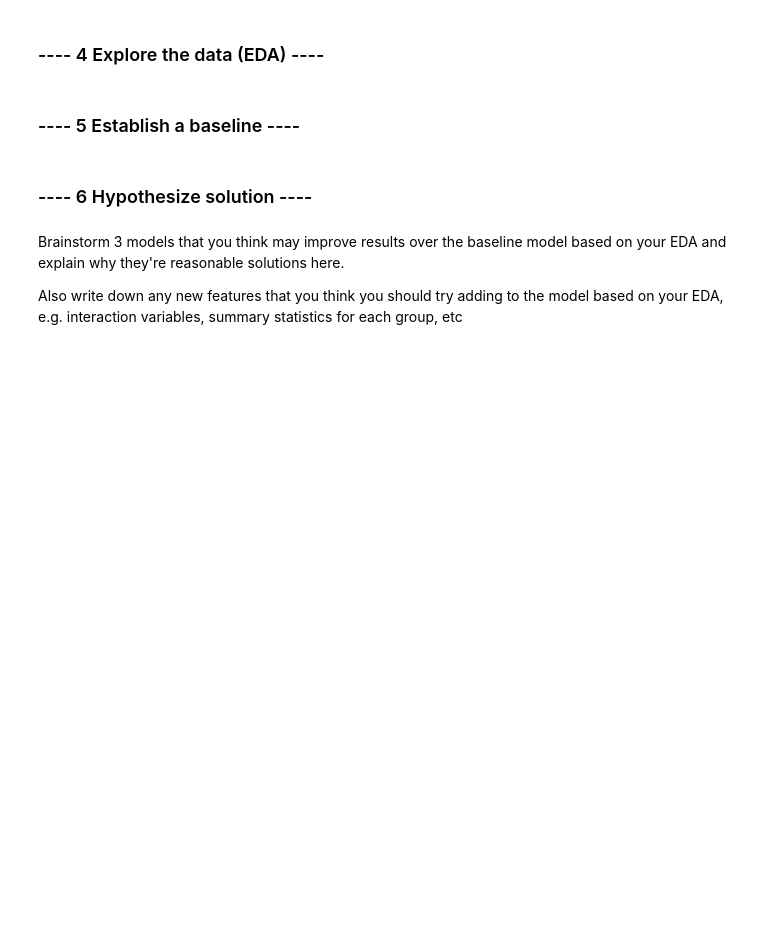
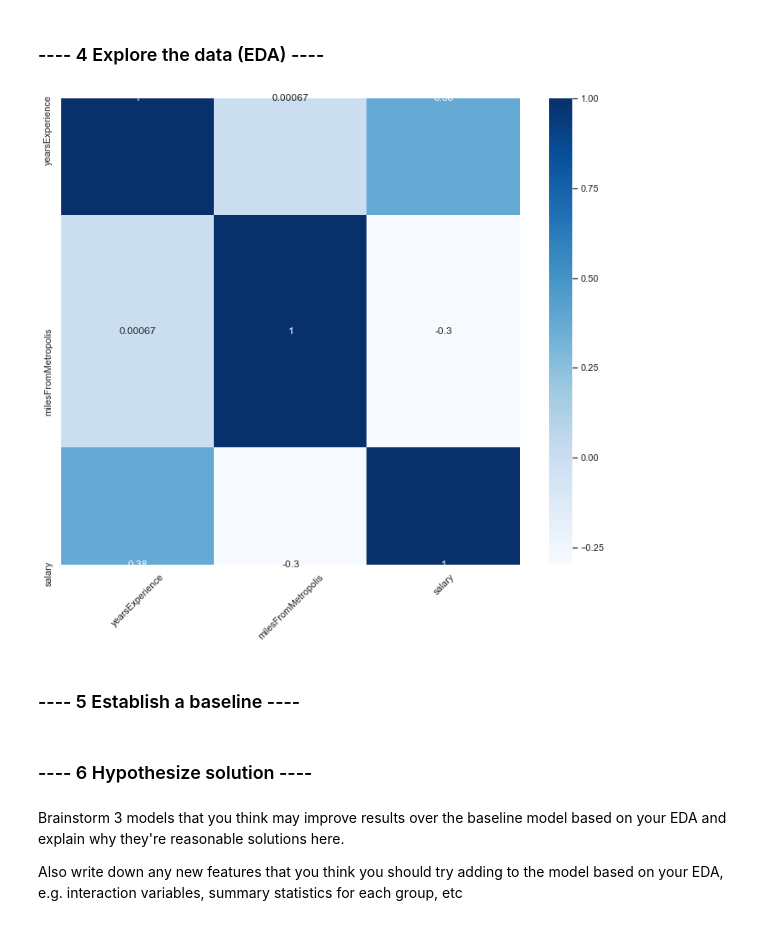
Before and after one commit to nikhilgharge4591/salaryPredictionPortfolio, a Jupyter notebook: Salary Prediction Project.ipynb, the cells around one changed output. Drawn from its saved outputs; the diff is of its cells as text; code cells hidden in the pictures; blank space fills up the shorter version.

```diff
--- a/Salary Prediction Project.ipynb
+++ b/Salary Prediction Project.ipynb
@@ -27,0 +122,8 @@ __email__ = "your email here"
+# %%
+# Boxplot Analysis
+info_salaryPredDataset = salaryPred_Train_data.salary.describe()
+print(info_salaryPredDataset)
+IQR = info_salaryPredDataset['75%'] - info_salaryPredDataset["25%"]
+upper = info_salaryPredDataset['75%'] + 1.5 * IQR
+lower = info_salaryPredDataset['25%'] - 1.5 * IQR
+print("The upper and lower bounds for suspected outliers are {} and {}.".format(upper, lower))
@@ -27,0 +162,4 @@ __email__ = "your email here"
+# %%
+# remove salary below 0
+salaryPred_Train_data = salaryPred_Train_data[salaryPred_Train_data['salary'] > lower]
+salaryPred_Train_data.info()
@@ -30,8 +183,17 @@ __email__ = "your email here"
 # %%
 #summarize each feature variable
 #summarize the target variable
+
 #look for correlation between each feature and the target
 #look for correlation between features
+# Correlations between selected features and response
+# jobId is discarded because it is unique for individual
+fig = plt.figure(figsize=(12,10))
+sns.heatmap(salaryPred_Train_data.corr(), cmap = 'Blues', annot = True)
+plt.xticks(rotation=45)
+plt.show()
+# %% [output]
+[figure, added]
 # %% [markdown]
 ### ---- 5 Establish a baseline ----
 # %%
```
Also changed, not shown: parts of 23 cells of this notebook.
